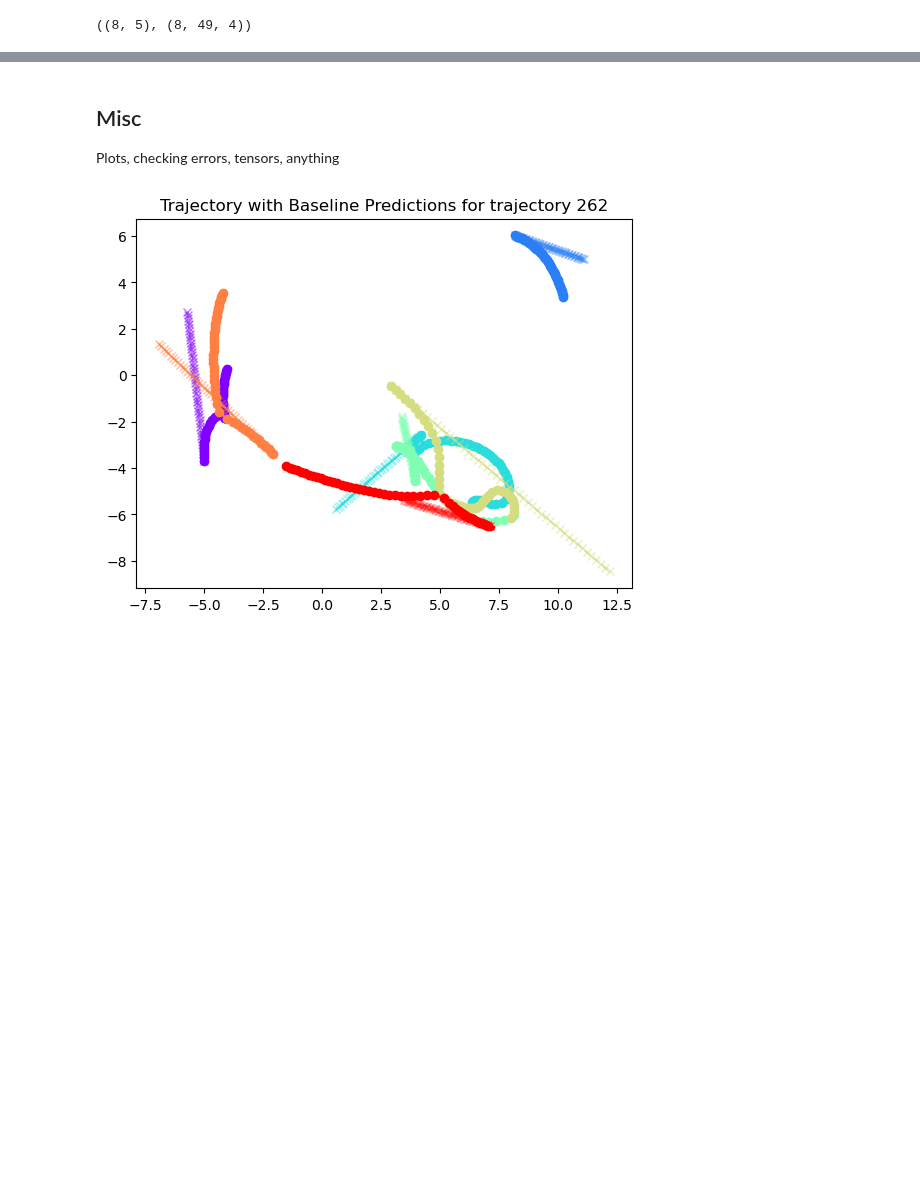
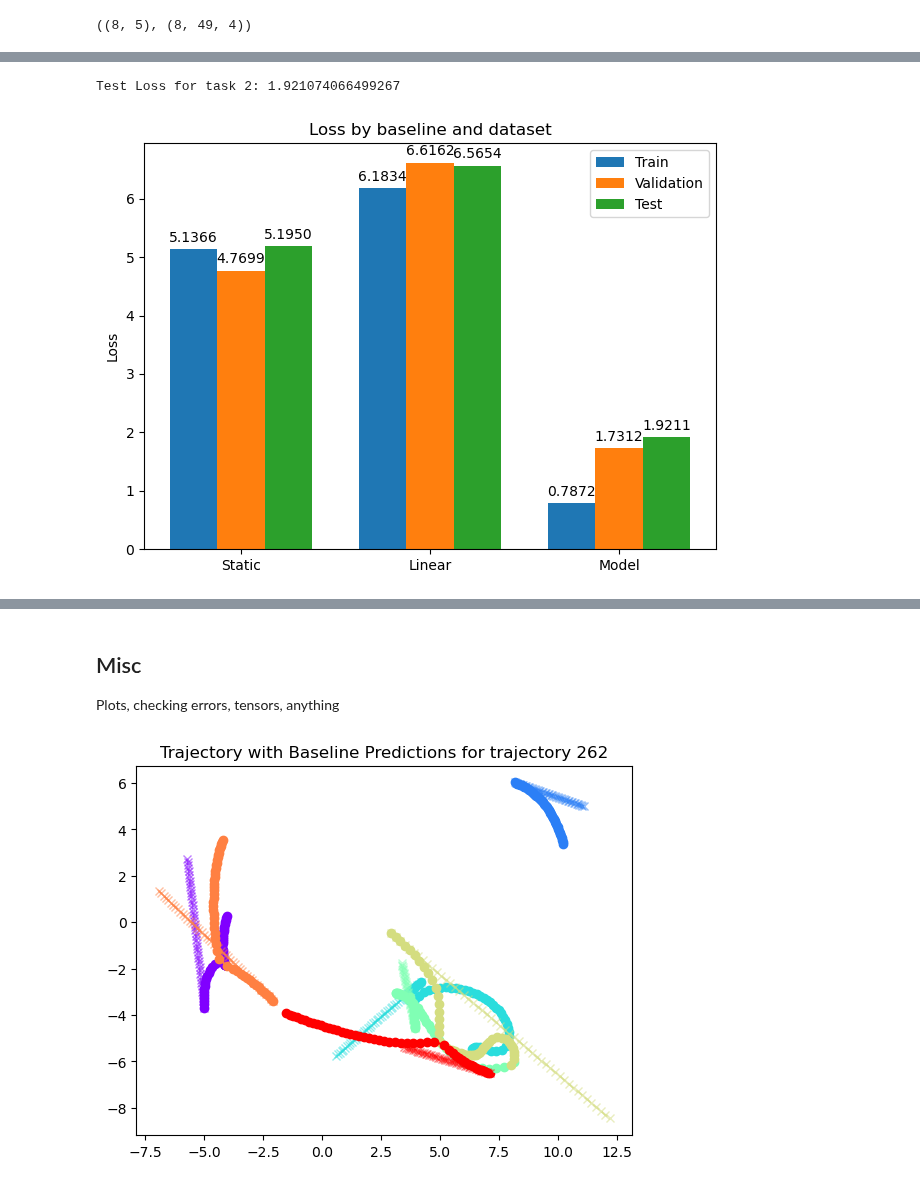
Before and after one commit to lzolyomi/2AMM10-DeepLearning, a Jupyter notebook: Assignment 2/Task1_Experiments.ipynb, the cells around one changed output, grey strips where cells are left out. Saved outputs shown, nothing was run; the diff lists cells and outputs as text; code cells hidden in the pictures; blank space fills up the shorter version.

```diff
--- a/Assignment 2/Task1_Experiments.ipynb
+++ b/Assignment 2/Task1_Experiments.ipynb
@@ -515,7 +530,7 @@ class GraphGRU(torch.nn.Module):
         return x
 # %%
 # Doing a single forward pass, checking the output shape and MSE
-model = GraphLSTM(num_features=5, hidden_channels=32, num_classes=4, num_time_steps=49).to(device)
+model = GraphLSTM(num_features=5, hidden_channels=64, num_classes=4, num_time_steps=49).to(device)
 from torch.nn.functional import mse_loss
 
 # Assume that the load_array function and create_adjacency_matrix function are defined somewhere above.
@@ -530,7 +545,6 @@ edge_index = adjacency_matrix.nonzero().t()
 # Put these into a PyTorch Geometric Data object
 data = Data(x=X, y=y, edge_index=edge_index)
 
-device = torch.device("cuda" if torch.cuda.is_available() else "cpu")
 data = data.to(device)
 
 # Forward pass
@@ -606,13 +628,17 @@ def compute_baseline_loss(baseline_fn, dataloader):
 
     return total_loss / len(dataloader.dataset)
 
-train_loss_static = compute_baseline_loss(static_baseline, dataloader)
-train_loss_linear = compute_baseline_loss(linear_baseline, dataloader)
+train_loss_static = compute_baseline_loss(static_baseline, train_dataloader)
+train_loss_linear = compute_baseline_loss(linear_baseline, train_dataloader)
 
 val_loss_static = compute_baseline_loss(static_baseline, val_dataloader)
 val_loss_linear = compute_baseline_loss(linear_baseline, val_dataloader)
 
+test_loss_static = compute_baseline_loss(static_baseline, test_dataloader)
+test_loss_linear = compute_baseline_loss(linear_baseline, test_dataloader)
+
  # now print out with filler spaces to make it easier to read
 print(f'Training Loss   - Static Baseline: {train_loss_static:0.4f}, Linear Baseline: {train_loss_linear:0.4f}')
 print(f'Validation Loss - Static Baseline: {val_loss_static:0.4f}, Linear Baseline: {val_loss_linear:0.4f}')
+print(f'Test Loss - Static Baseline: {test_loss_static:0.4f}, Linear Baseline: {test_loss_linear:0.4f}')
 # %% [output]
@@ -621,41 +723,61 @@ Validation Loss - Static Baseline: 5.1950, Linear Baseline: 6.5654
+# %%
+# Measure performance of model on test set
+model.eval()
+test_loss = 0
+with torch.no_grad():
+    for batch in test_dataloader:
+        batch = batch.to(device)
+        out = model(batch)
+        pos_out = out[..., :2]
+        pos_labels = batch.y[..., :2]
+        test_loss += criterion(pos_out, pos_labels).item() * batch.num_graphs
+
+test_loss /= len(test_dataset)  # compute average test loss
+print(f'Test Loss for task 2: {test_loss}')
+# %% [output]
+Test Loss for task 2: 1.921074066499267
 # %%
+
+# Plot the losses
 
 import matplotlib.pyplot as plt
 import numpy as np
 
-train_losses = [train_loss_static, train_loss_linear]
-val_losses = [val_loss_static, val_loss_linear]
-test_losses = [test_loss_static, test_loss_linear]
+train_losses = [train_loss_static, train_loss_linear, loss.item()]
+val_losses = [val_loss_static, val_loss_linear, val_loss]
+test_losses = [test_loss_static, test_loss_linear, test_loss]
 
 x = np.arange(len(train_losses))  # the label locations
 width = 0.25  # the width of the bars
 
 fig, ax = plt.subplots()
 rects1 = ax.bar(x - width, train_losses, width, label='Train')
 rects2 = ax.bar(x, val_losses, width, label='Validation')
 rects3 = ax.bar(x + width, test_losses, width, label='Test')
 
 # Add some text for labels, title and custom x-axis tick labels, etc.
 ax.set_ylabel('Loss')
 ax.set_title('Loss by baseline and dataset')
 ax.set_xticks(x)
-ax.set_xticklabels(['Static', 'Linear'])
+ax.set_xticklabels(['Static', 'Linear', "Model"])
 ax.legend()
 
 # Add numbers on top of bars
 def autolabel(rects):
     """Attach a text label above each bar in *rects*, displaying its height."""
     for rect in rects:  # for each bar
         height = rect.get_height()  # get height of bar
         ax.annotate(f'{height:0.4f}',  # annotate with height
                     xy=(rect.get_x() + rect.get_width() / 2, height),  # put label in the middle of the bar
                     xytext=(0, 3),  # 3 points vertical offset
                     textcoords="offset points",
                     ha='center', va='bottom')
 
 # Do the autolabel
 autolabel(rects1)
 autolabel(rects2)
 autolabel(rects3)
 
 fig.tight_layout()
+# %% [output]
+[figure, added]
```
Also changed, not shown: parts of 12 cells of this notebook.
